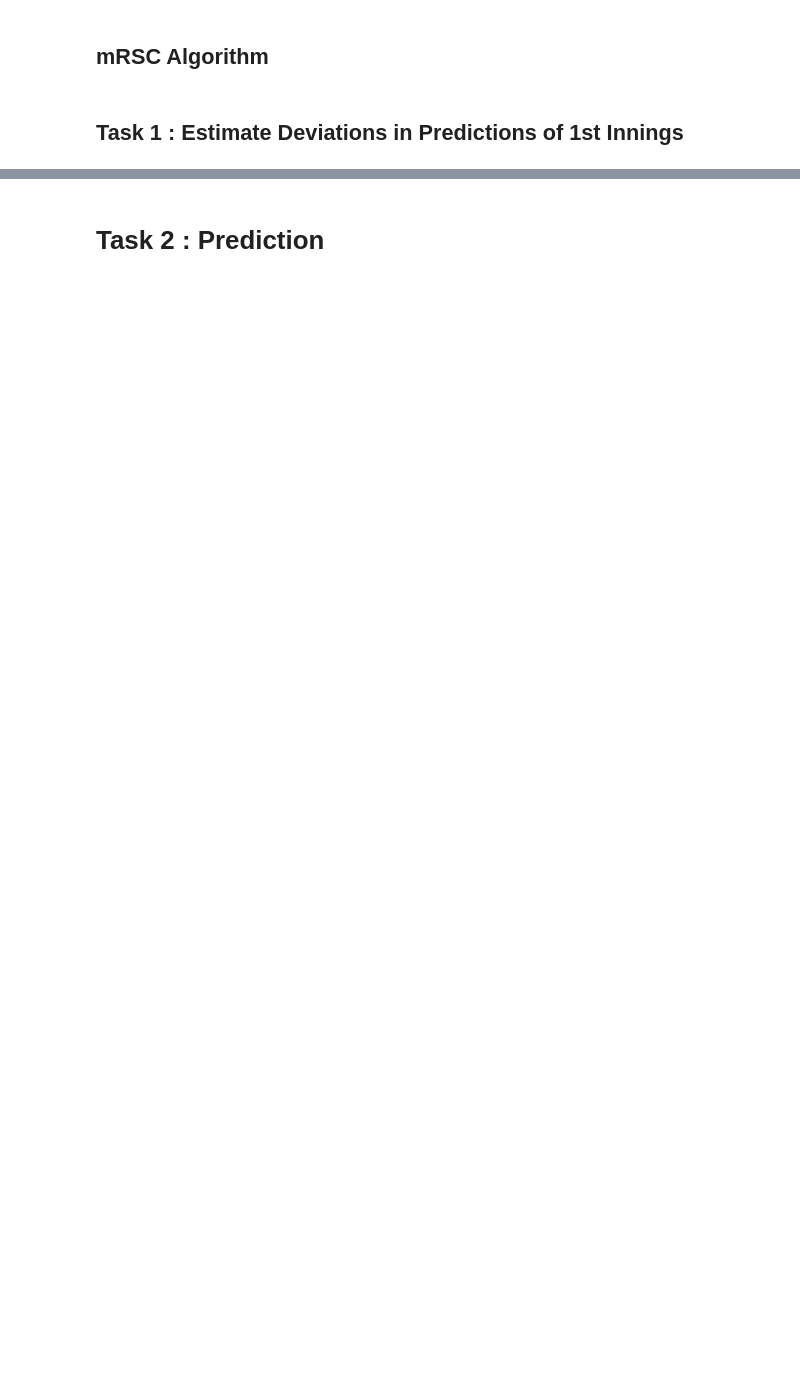
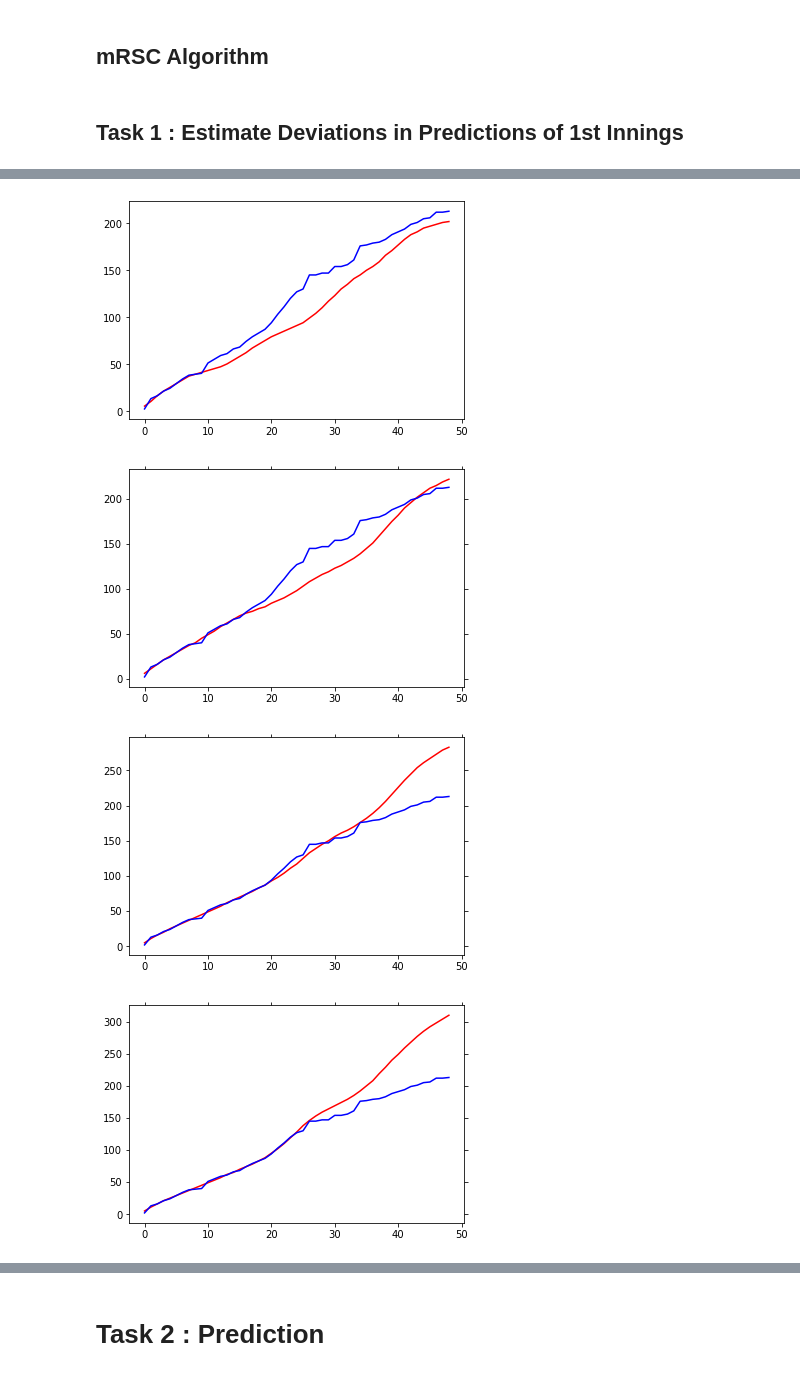
Before and after one commit to AdarshShah/Cricket-Trajectory-Prediction, a Jupyter notebook: main.ipynb, the cells around one changed output, grey strips where cells are left out. Drawn from its saved outputs; the diff is of its cells as text; code cells hidden in the pictures; blank space fills up the shorter version.

```diff
--- a/main.ipynb
+++ b/main.ipynb
@@ -67,0 +219,33 @@ plt.plot(error)
+# %%
+error = np.zeros(50)
+inning = test[np.random.randint(test.shape[0])]
+for intervention_point in [10,15,20,25,30,35]:
+    i=0
+    Z = np.zeros(2*intervention_point)
+    Z[:intervention_point],Z[intervention_point:] = inning[:intervention_point],inning[50:50+intervention_point]
+    Wopt = 1
+    loss = np.inf
+    match = np.zeros(100)
+    final_finish=0
+    for W in np.linspace(0.5,4,30):
+        prediction,finish = mRSC(Z,train,intervention_point,10,W)
+        A = np.zeros(2*intervention_point)
+        A[:intervention_point],A[intervention_point:] = prediction[:intervention_point],prediction[50:50+intervention_point]
+        diff1 = sqrt(np.mean(np.square(A[:intervention_point]-Z[:intervention_point])))
+        diff2 = sqrt(np.mean(np.square(A[intervention_point:]-Z[intervention_point:])))
+        if diff1+W*diff2 <= loss:
+            Wopt = W
+            loss = diff1+W*diff2
+            match = prediction
+            final_finish = finish
+    error[i] = (match[final_finish-1]-inning[final_finish-1])
+    i+=1
+    plt.plot(match[:final_finish-1],c='r')
+    plt.plot(inning[:final_finish-1],c='b')
+    plt.show()
+    plt.cla()
+# %% [output]
+[figure, added]
+[figure, added]
+[figure, added]
+[figure, added]
```
Also changed, not shown: parts of 23 cells of this notebook, 35 other files.
